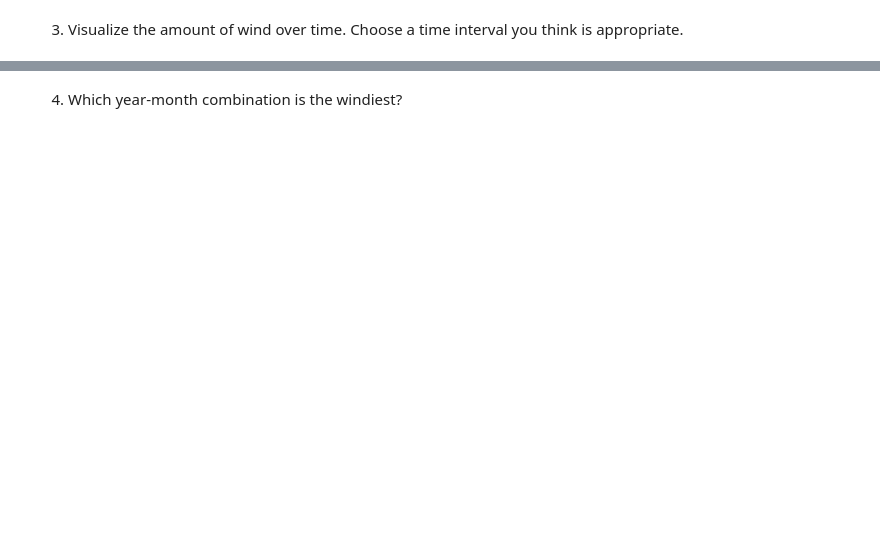
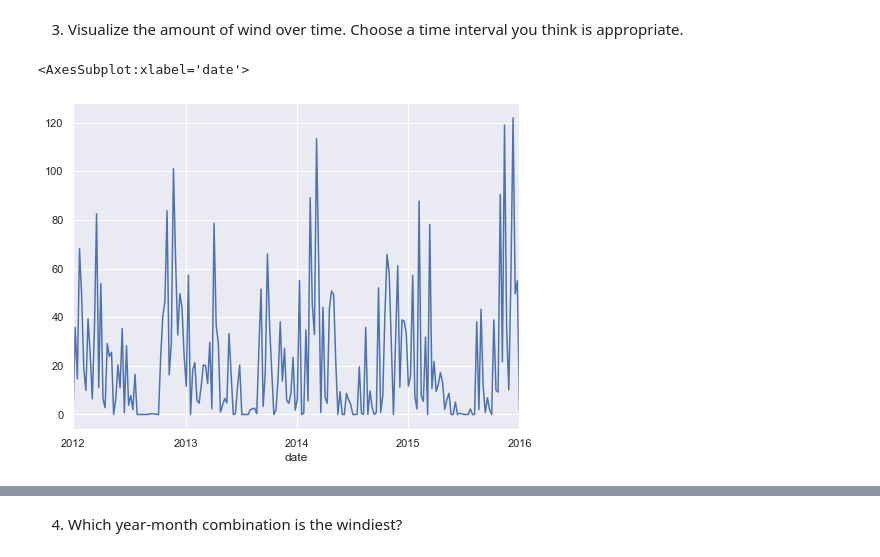
Before and after one commit to Tyler-Applegate/time-series-exercises, a Jupyter notebook: scartchpad.ipynb, the cells around one changed output, grey strips where cells are left out. Drawn from its saved outputs; the diff is of its cells as text; code cells hidden in the pictures; blank space fills up the shorter version.

```diff
--- a/scartchpad.ipynb
+++ b/scartchpad.ipynb
@@ -120,2 +154,9 @@ Use the dataset to answer the following questions:
 # %% [markdown]
 3. Visualize the amount of wind over time. Choose a time interval you think is appropriate.
+# %%
+# Weekly
+seattle_df.resample('W').sum().precipitation.plot()
+# Too much noise
+# %% [output]
+<AxesSubplot:xlabel='date'>
+[figure, added]
```
Also changed, not shown: parts of 18 cells of this notebook.
